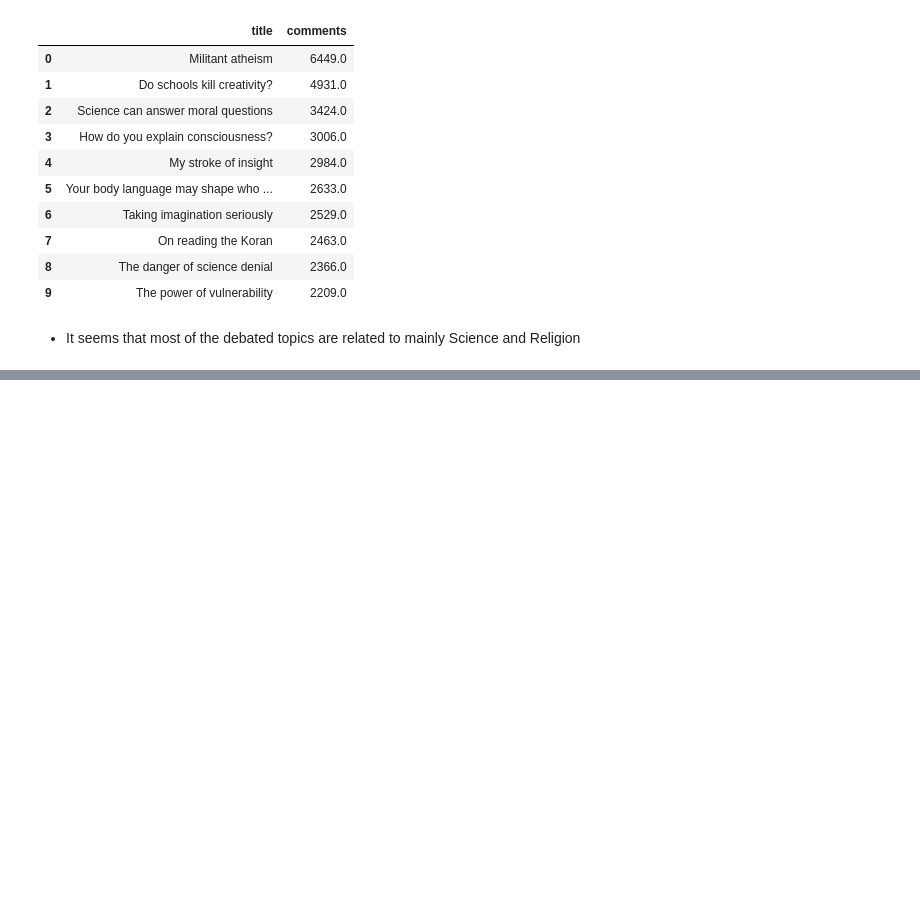
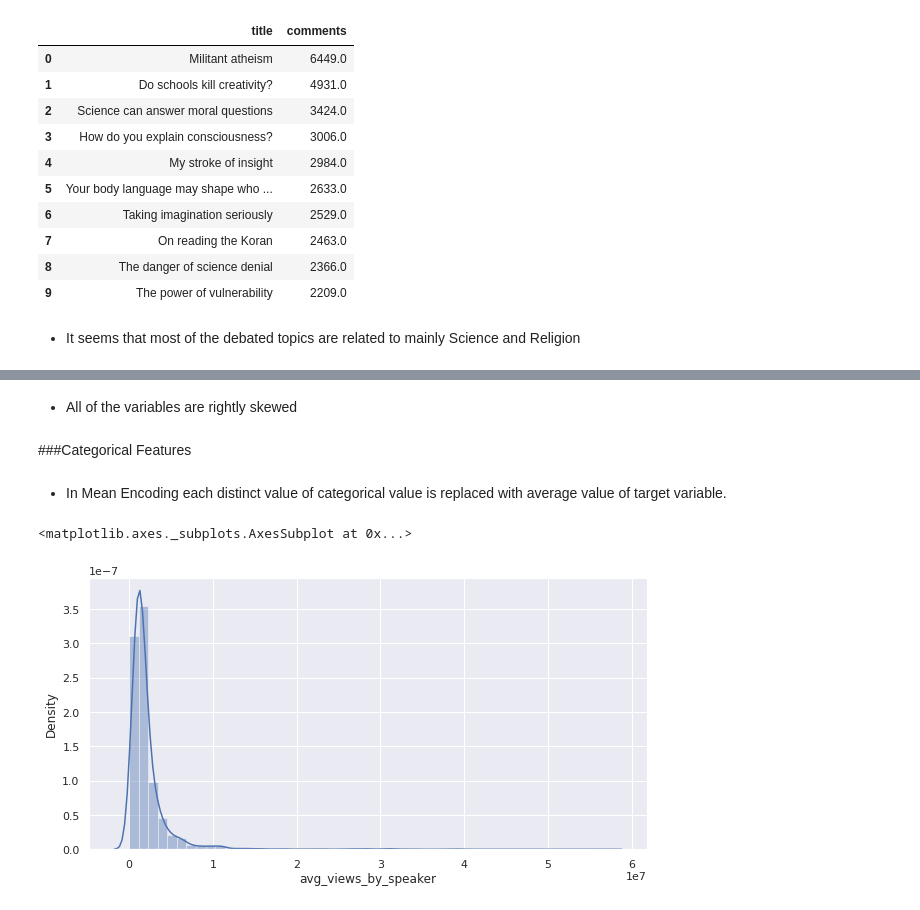
Before and after one commit to Aehteshaam-Shaikh/Ted-Talk-views-prediction, a Jupyter notebook: Ted_Talk_Views_Prediction.ipynb, the cells around one changed output, grey strips where cells are left out. Drawn from its saved outputs; the diff is of its cells as text; code cells hidden in the pictures; blank space fills up the shorter version.

```diff
--- a/Ted_Talk_Views_Prediction.ipynb
+++ b/Ted_Talk_Views_Prediction.ipynb
@@ -338,0 +416,17 @@ Ted_df.groupby('title')['comments'].sum().sort_values(ascending=False)[0:10].res
+# %% [markdown]
+* All of the variables are rightly skewed
+# %% [markdown]
+###Categorical Features
+# %% [markdown]
+* In Mean Encoding each distinct value of categorical value is replaced with average value of target variable.
+# %%
+#Applying Mean Encoding on speaker_1 column since it has high cardinality
+mean_encoding_speaker = Ted_df.groupby('speaker_1')['views'].mean().to_dict()
+Ted_df['avg_views_by_speaker']=Ted_df['speaker_1'].map(mean_encoding_speaker)
+# %%
+#Let's plot the speaker_1_avg_views column
+plt.figure(figsize=(10,5))
+sns.distplot(Ted_df['avg_views_by_speaker'])
+# %% [output]
+<matplotlib.axes._subplots.AxesSubplot at 0x...>
+[figure, added]
```
Also changed, not shown: parts of 44 cells of this notebook.
